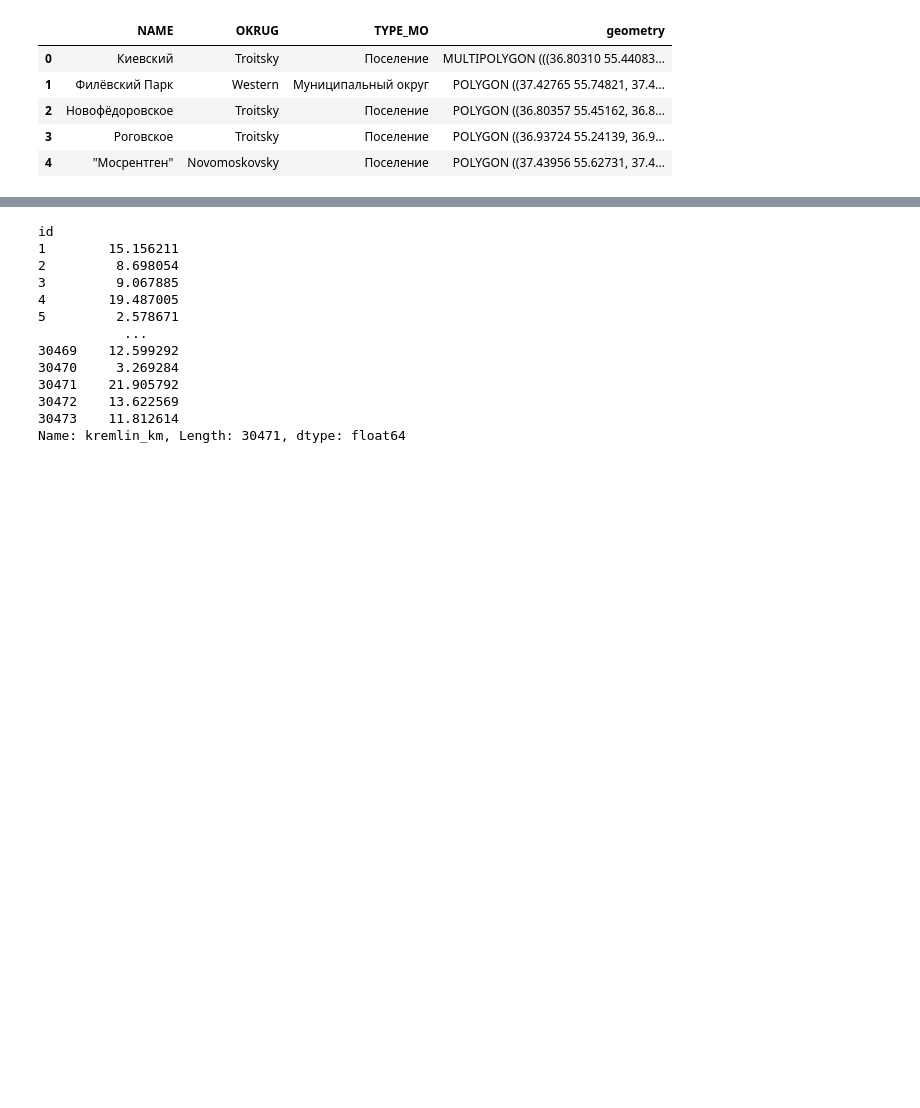
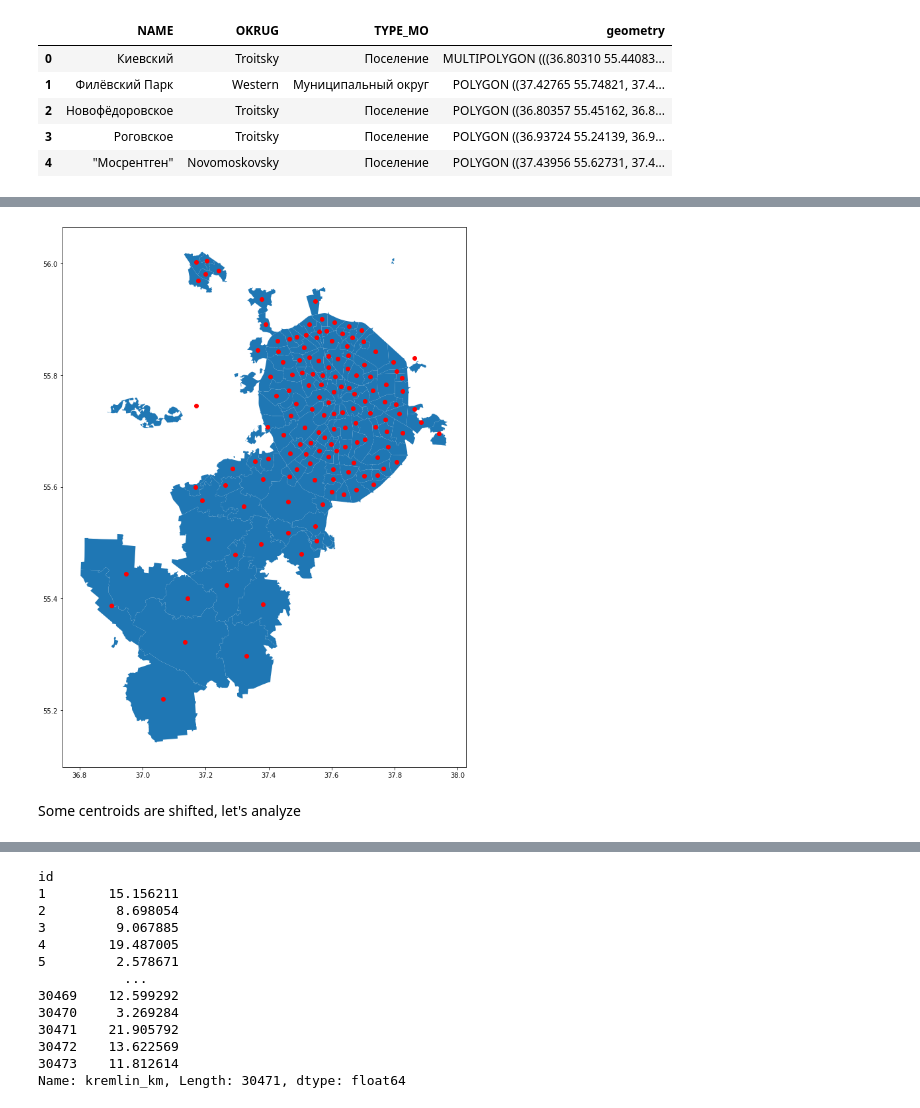
Before and after one commit to STASVLAD/Kaggle-contest-Sberbank-Russian-Housing-Market, a Jupyter notebook: final.ipynb, the cells around one changed output, grey strips where cells are left out. Drawn from its saved outputs; the diff is of its cells as text; code cells hidden in the pictures; blank space fills up the shorter version.

Commit message:
encoding sub_area feature: found centroids

```diff
--- a/final.ipynb
+++ b/final.ipynb
@@ -224,8 +230,9 @@ len(train_df['sub_area'].unique())
 We have 146 different areas, one-hot encoding obviously is not the best approach for geo-data, so let's find their latitude and longitude
 # %%
 geo_df = pd.read_csv('data/geo_data.csv', index_col='sub_area')
-geo_df = geo_df.merge(geopandas.read_file('data/mo.geojson'), on='NAME')
+geo_df = geo_df.merge(gpd.read_file('data/mo.geojson'), on='NAME')
 geo_df.drop(['OKATO', 'OKTMO', 'OKATO_AO', 'NAME_AO', 'ABBREV_AO'], axis=1, inplace=True)
+geo_df = gpd.GeoDataFrame(geo_df)
 geo_df.head()
 # %% [output]
 |  | NAME | OKRUG | TYPE_MO | geometry |
@@ -236,0 +246,3 @@ geo_df.head()
+# %%
+geo_df['centre'] = geo_df['geometry'].to_crs(2263).centroid.to_crs(4326)
+geo_df.head()
@@ -236,0 +256,9 @@ geo_df.head()
+# %%
+plt.figure(figsize=(15, 15))
+ax = plt.subplot(1, 1, 1)
+geo_df['geometry'].plot(ax=ax)
+geo_df['centre'].plot(ax=ax, color='r');
+# %% [output]
+[figure, added]
+# %% [markdown]
+Some centroids are shifted, let's analyze
```
Also changed, not shown: parts of 14 cells of this notebook.
